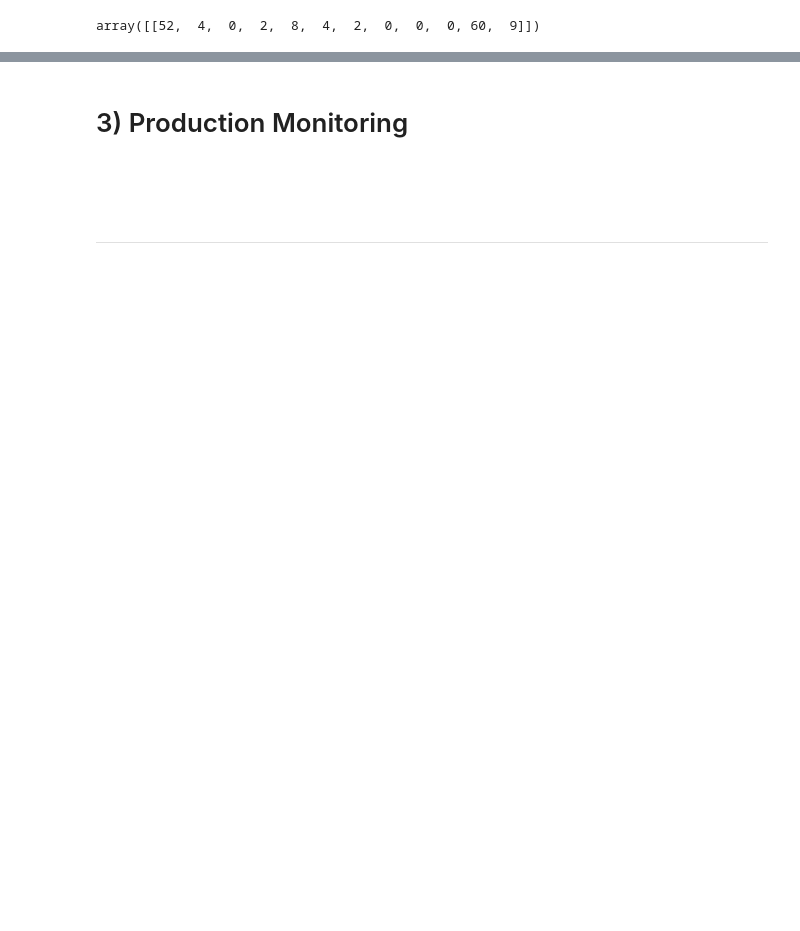
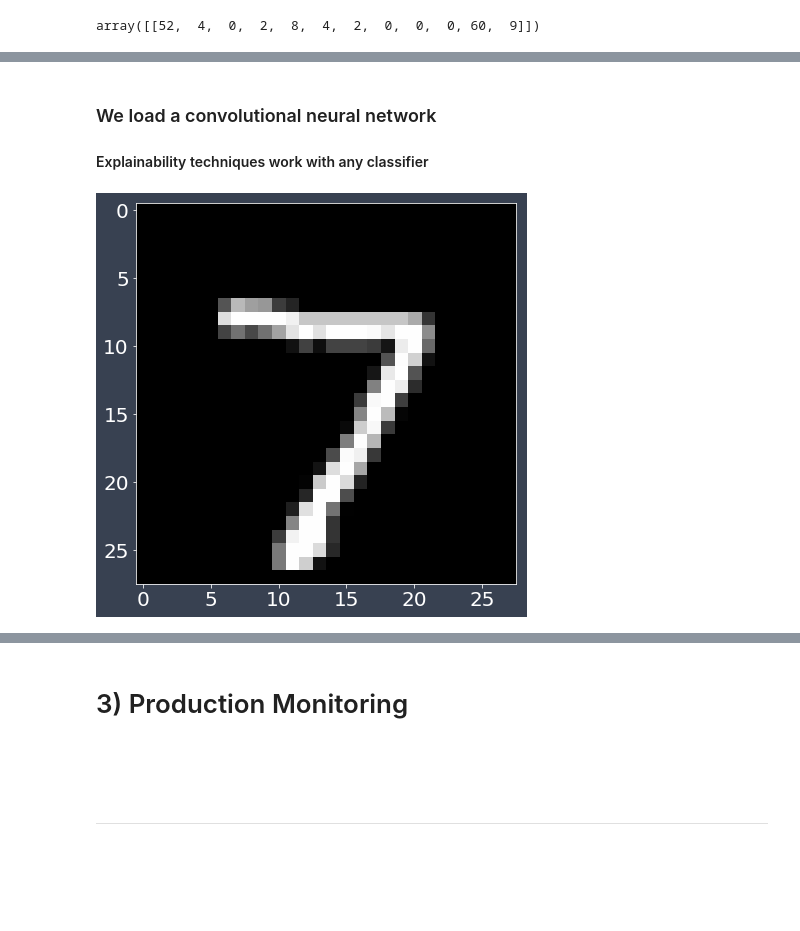
Before and after one commit to EthicalML/explainability-and-bias, a Jupyter notebook: Bias Evaluation & Explainability.ipynb, the cells around one changed output, grey strips where cells are left out. Cells and saved outputs as stored; diff of their text form; code cells hidden in the pictures; blank space fills up the shorter version.

```diff
--- a/Bias Evaluation & Explainability.ipynb
+++ b/Bias Evaluation & Explainability.ipynb
@@ -1018,3 +1007,12 @@ Coverage: 0.11
 ### The counterfactual explanation of an outcome or a situation Y takes the form “If X had not occured, Y would not have occured”
 
 ![](images/counterfactuals7.jpg)
+# %% [markdown]
+### We load a convolutional neural network
+#### Explainability techniques work with any classifier
+# %%
+cnn = load_model('mnist_cnn.h5')
+cf_X = cf_x_test[0].reshape((1,) + cf_x_test[0].shape)
+plt.imshow(cf_X.reshape(28, 28));
+# %% [output]
+[figure, added]
```
Also changed, not shown: parts of 79 cells of this notebook, 30 other files.
